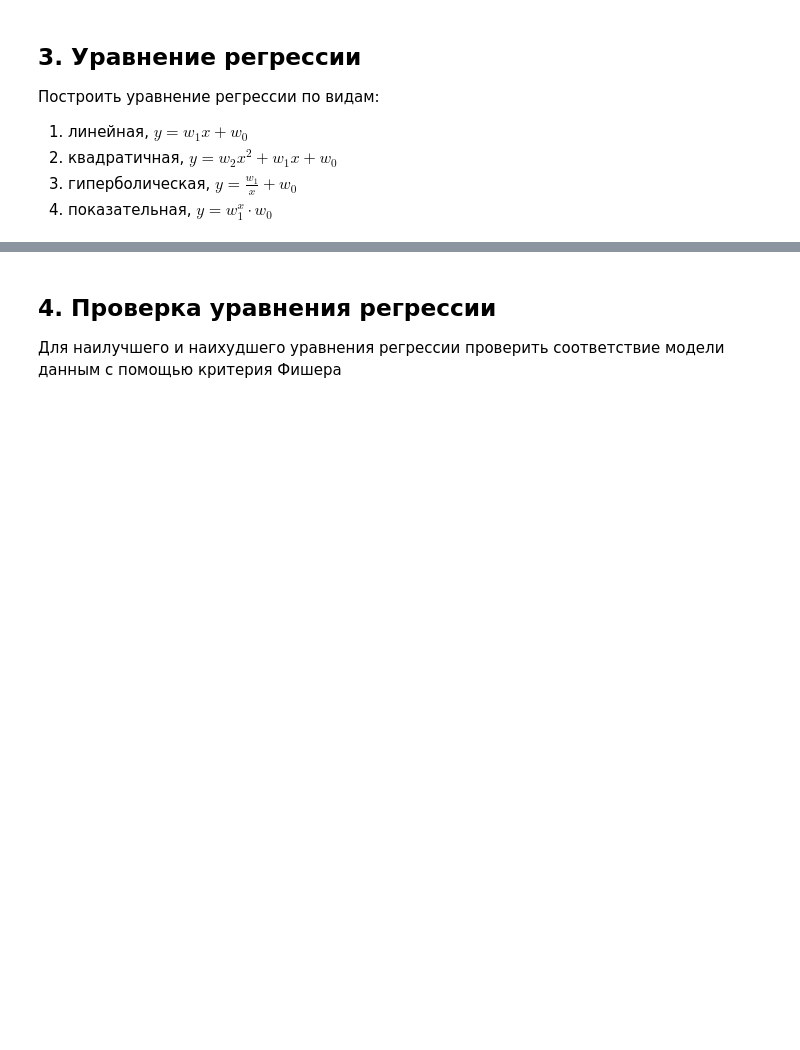
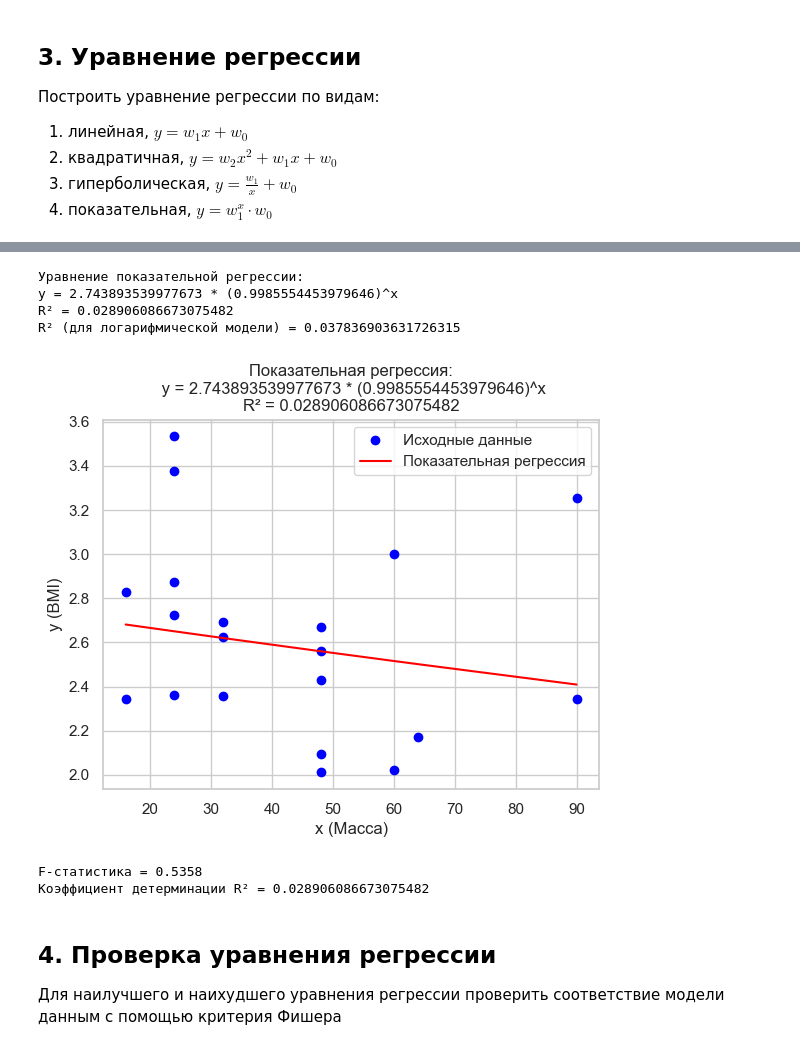
Before and after one commit to poluzerovT/oiad-11-2025, a Jupyter notebook: Samsonova/2.ipynb, the cells around one changed output, grey strips where cells are left out. Cells and saved outputs as stored; diff of their text form; code cells hidden in the pictures; blank space fills up the shorter version.

```diff
--- a/Samsonova/2.ipynb
+++ b/Samsonova/2.ipynb
@@ -297,3 +321,71 @@ plt.show()
+# %%
+import math
+import matplotlib.pyplot as plt
+
+n = len(pages)
+
+lny = [math.log(v) for v in bmi]
+
+sum_x = sum(pages)
+sum_x2 = sum(xi**2 for xi in pages)
+sum_lny = sum(lny)
+sum_xlny = sum(pages[i]*lny[i] for i in range(n))
+
+den = n * sum_x2 - sum_x**2
+a1 = (n * sum_xlny - sum_x * sum_lny) / den
+a0 = (sum_lny - a1 * sum_x) / n
+
+w1 = math.exp(a1)
+w0 = math.exp(a0)
+
+print("Уравнение показательной регрессии:")
+print(f"y = {w0} * ({w1})^x")
+
+y_pred = [w0 * (w1 ** xi) for xi in pages]
+
+y_mean = sum(bmi) / n
+ss_res = sum((bmi[i] - y_pred[i])**2 for i in range(n))
+ss_tot = sum((bmi[i] - y_mean)**2 for i in range(n))
+r2_exponential = 1 - ss_res / ss_tot
+
+exponential_params = {'w0': w0, 'w1': w1, 'r2': r2_exponential}
+
+print(f"R² = {r2_exponential}")
+
+lny_mean = sum(lny) / n
+ss_res_log = sum((lny[i] - (a0 + a1 * pages[i]))**2 for i in range(n))
+ss_tot_log = sum((lny[i] - lny_mean)**2 for i in range(n))
+r2_log = 1 - ss_res_log / ss_tot_log
+print(f"R² (для логарифмической модели) = {r2_log}")
+
+x_sorted = sorted(pages)
+y_fit = [w0 * (w1 ** xi) for xi in x_sorted]
+
+plt.scatter(pages, bmi, label='Исходные данные', color='blue')
+plt.plot(x_sorted, y_fit, label='Показательная регрессия', color='red')
+plt.title(f'Показательная регрессия:\n y = {w0} * ({w1})^x\nR² = {r2_exponential}')
+plt.xlabel('x (Масса)')
+plt.ylabel('y (BMI)')
+plt.legend()
+plt.grid(True)
+plt.show()
+
+n = len(pages)
+k = 2
+
+F_stat_exponential = (r2_exponential / (1 - r2_exponential)) * ((n - k) / (k - 1))
+print(f"F-статистика = {F_stat_exponential:.4f}")
+print(f"Коэффициент детерминации R² = {r2_exponential}")
+
+exponential_params['F_stat'] = F_stat_exponential
+# %% [output]
+Уравнение показательной регрессии:
+y = 2.743893539977673 * (0.9985554453979646)^x
+R² = 0.028906086673075482
+R² (для логарифмической модели) = 0.037836903631726315
+[figure, added]
+F-статистика = 0.5358
+Коэффициент детерминации R² = 0.028906086673075482
 # %% [markdown]
 ## 4. Проверка уравнения регрессии
 Для наилучшего и наихудшего уравнения регрессии проверить соответствие модели данным с помощью критерия Фишера
```
Also changed, not shown: parts of 6 cells of this notebook.
